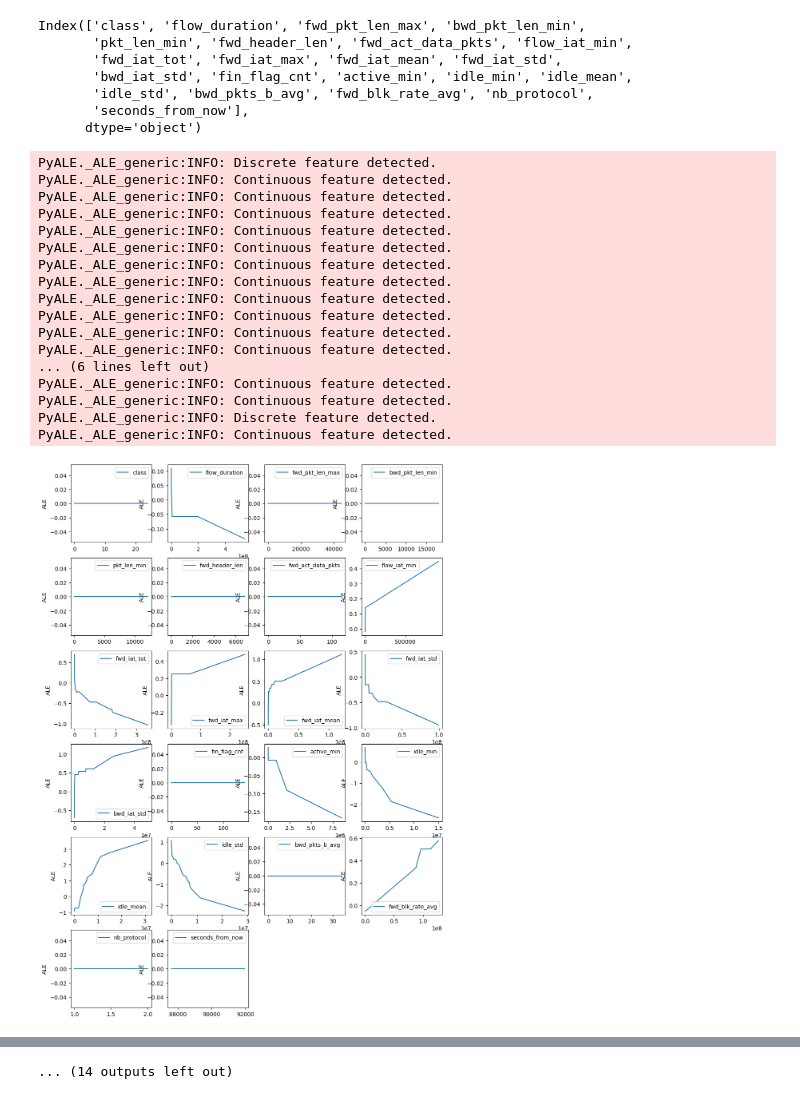
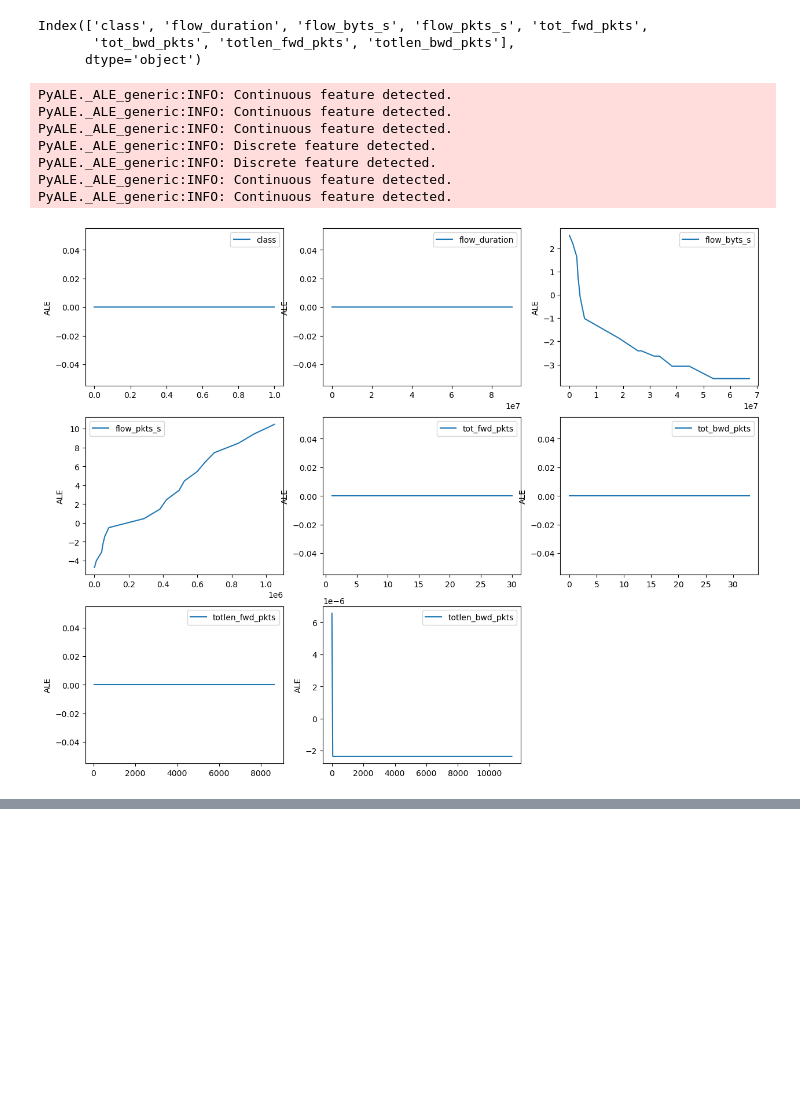
Before and after one commit to RedaMorsli/mlids_impact_analysis, a Jupyter notebook: analysis.ipynb, the cells around one changed output, grey strips where cells are left out. Saved outputs shown, nothing was run; the diff lists cells and outputs as text; code cells hidden in the pictures; blank space fills up the shorter version.

```diff
--- a/analysis.ipynb
+++ b/analysis.ipynb
@@ -23,0 +16,4 @@ Name: class, Length: 624, dtype: float64
+# %%
+df = df.get(["cpu_total", "class", "flow_duration", "flow_byts_s", "flow_pkts_s", "tot_fwd_pkts", "tot_bwd_pkts", "totlen_fwd_pkts", "totlen_bwd_pkts"])
+print(df.shape)
+df.head()
@@ -96,6 +89,7 @@ def discretize_by_median(data, column, median_value, margin=0.0):
                                                     labels=[0, 1])
     return filtered_data
 
-print(np.median(df['classifier']))
-df= discretize_by_median(df, 'classifier', np.median(df['classifier']) )
+print(np.median(df['cpu_total']))
+df= discretize_by_median(df, 'cpu_total', np.median(df['cpu_total']) )
+df[df['cpu_total_discretized']==0]
 # %% [output]
@@ -108,5 +115,6 @@ See the caveats in the documentation: https://pandas.pydata.org/pandas-docs/stab
 # %%
-X= df.drop(['flow_iat_mean', 'flow_iat_std', 'flow_iat_mean', 'fwd_pkts_b_avg', 'fwd_byts_b_avg', 'subflow_bwd_pkts', 'tot_bwd_pkts', 'fwd_pkts_s', 'bwd_byts_b_avg', 'bwd_blk_rate_avg', 'bwd_pkts_s', 'subflow_bwd_pkts', 'totlen_bwd_pkts', 'bwd_header_len', 'flow_pkts_s', 'fwd_pkt_len_mean', 'fwd_seg_size_avg', 'fwd_pkt_len_std', 'pkt_len_max', 'pkt_len_mean', 'pkt_size_avg', 'pkt_len_std', 'pkt_len_var', 'flow_byts_s', 'totlen_bwd_pkts', 'flow_iat_max', 'idle_max', 'fwd_pkt_len_min', 'nb_flows', 'active_mean', 'active_max', 'active_std', 'subflow_bwd_pkts', 'totlen_bwd_pkts', 'bwd_pkt_len_std', 'bwd_seg_size_avg', 'bwd_pkt_len_mean', 'bwd_pkt_len_max', 'fwd_seg_size_min', 'down_up_ratio', 'bwd_iat_tot', 'init_bwd_win_byts', 'bwd_iat_mean', 'bwd_iat_max', 'fwd_iat_min', 'nb_ports', 'init_fwd_win_byts', 'bwd_iat_min', 'tot_fwd_pkts', 'subflow_bwd_byts', 'totlen_fwd_pkts', 'subflow_fwd_pkts', 'subflow_fwd_byts', 'classifier', 'classifier_discretized'], axis=1)
-Y= df['classifier_discretized']
+# X= df.drop(['flow_iat_mean', 'flow_iat_std', 'flow_iat_mean', 'fwd_pkts_b_avg', 'fwd_byts_b_avg', 'subflow_bwd_pkts', 'tot_bwd_pkts', 'fwd_pkts_s', 'bwd_byts_b_avg', 'bwd_blk_rate_avg', 'bwd_pkts_s', 'subflow_bwd_pkts', 'totlen_bwd_pkts', 'bwd_header_len', 'flow_pkts_s', 'fwd_pkt_len_mean', 'fwd_seg_size_avg', 'fwd_pkt_len_std', 'pkt_len_max', 'pkt_len_mean', 'pkt_size_avg', 'pkt_len_std', 'pkt_len_var', 'flow_byts_s', 'totlen_bwd_pkts', 'flow_iat_max', 'idle_max', 'fwd_pkt_len_min', 'nb_flows', 'active_mean', 'active_max', 'active_std', 'subflow_bwd_pkts', 'totlen_bwd_pkts', 'bwd_pkt_len_std', 'bwd_seg_size_avg', 'bwd_pkt_len_mean', 'bwd_pkt_len_max', 'fwd_seg_size_min', 'down_up_ratio', 'bwd_iat_tot', 'init_bwd_win_byts', 'bwd_iat_mean', 'bwd_iat_max', 'fwd_iat_min', 'nb_ports', 'init_fwd_win_byts', 'bwd_iat_min', 'tot_fwd_pkts', 'subflow_bwd_byts', 'totlen_fwd_pkts', 'subflow_fwd_pkts', 'subflow_fwd_byts', 'classifier', 'classifier_discretized'], axis=1)
+X= df.drop(['cpu_total_discretized','cpu_total'], axis=1)
+Y= df['cpu_total_discretized']
 print(Y.unique)
 # %% [output]
@@ -125,37 +133,43 @@ Name: classifier_discretized, Length: 620, dtype: category
 Categories (2, int64): [0 < 1]>
 # %%
-
+import numpy as np
 from sklearn.linear_model import LogisticRegression
 import matplotlib.pyplot as plt
 from PyALE import ale
+import math
+
 model = LogisticRegression(random_state=42)
-Y= np.nan_to_num(Y, nan=0)
-model=model.fit(X, Y)
+Y = np.nan_to_num(Y, nan=0)
+model = model.fit(X, Y)
 feature_list = X.columns
 print(feature_list)
+
 # Define the number of rows and columns for your subplot grid
-num_rows = len(feature_list)+2 //3 # Adjust as needed
-
-num_cols = 4
+num_cols = 3
+num_rows = math.ceil(len(feature_list) / num_cols)
 
 # Create a subplot grid
-fig, axes = plt.subplots(num_rows, num_cols, figsize=(12, 3*num_rows))
-
-# Flatten the 2D array of subplots into a 1D array
-axes = axes.flatten()
+fig, axes = plt.subplots(num_rows, num_cols, figsize=(15, 4*num_rows))
 
 # Loop over each feature and plot its impact
 for i, feature in enumerate(feature_list):
+    row = i // num_cols
+    col = i % num_cols
+
     percentile_95 = np.percentile(X[feature], 99)
     filtered_X = X[X[feature] <= percentile_95].copy()
     ale_eff = ale(X=filtered_X, model=model, feature=[feature], grid_size=50, include_CI=False)
+
     # Plot the ALE plot for the current feature
-    axes[i].plot(ale_eff['eff'],  label=feature)
-    axes[i].set_ylabel("ALE")
-    axes[i].legend()
+    axes[row, col].plot(ale_eff['eff'], label=feature)
+    axes[row, col].set_ylabel("ALE")
+    axes[row, col].legend()
 
+# Hide any empty subplots
 for j in range(len(feature_list), num_rows * num_cols):
-    fig.delaxes(axes[j])
+    row = j // num_cols
+    col = j % num_cols
+    fig.delaxes(axes[row, col])
 
 plt.subplots_adjust(left=0.1, right=0.9, top=0.9, bottom=0.1)
 
@@ -172,25 +180,11 @@ Please also refer to the documentation for alternative solver options:
-Index(['class', 'flow_duration', 'fwd_pkt_len_max', 'bwd_pkt_len_min',
-       'pkt_len_min', 'fwd_header_len', 'fwd_act_data_pkts', 'flow_iat_min',
-       'fwd_iat_tot', 'fwd_iat_max', 'fwd_iat_mean', 'fwd_iat_std',
-       'bwd_iat_std', 'fin_flag_cnt', 'active_min', 'idle_min', 'idle_mean',
-       'idle_std', 'bwd_pkts_b_avg', 'fwd_blk_rate_avg', 'nb_protocol',
-       'seconds_from_now'],
+Index(['class', 'flow_duration', 'flow_byts_s', 'flow_pkts_s', 'tot_fwd_pkts',
+       'tot_bwd_pkts', 'totlen_fwd_pkts', 'totlen_bwd_pkts'],
       dtype='object')
+PyALE._ALE_generic:INFO: Continuous feature detected.
+PyALE._ALE_generic:INFO: Continuous feature detected.
+PyALE._ALE_generic:INFO: Continuous feature detected.
+PyALE._ALE_generic:INFO: Discrete feature detected.
 PyALE._ALE_generic:INFO: Discrete feature detected.
 PyALE._ALE_generic:INFO: Continuous feature detected.
 PyALE._ALE_generic:INFO: Continuous feature detected.
-PyALE._ALE_generic:INFO: Continuous feature detected.
-PyALE._ALE_generic:INFO: Continuous feature detected.
-PyALE._ALE_generic:INFO: Continuous feature detected.
-PyALE._ALE_generic:INFO: Continuous feature detected.
-PyALE._ALE_generic:INFO: Continuous feature detected.
-PyALE._ALE_generic:INFO: Continuous feature detected.
-PyALE._ALE_generic:INFO: Continuous feature detected.
-PyALE._ALE_generic:INFO: Continuous feature detected.
-PyALE._ALE_generic:INFO: Continuous feature detected.
-... (6 lines left out)
-PyALE._ALE_generic:INFO: Continuous feature detected.
-PyALE._ALE_generic:INFO: Continuous feature detected.
-PyALE._ALE_generic:INFO: Discrete feature detected.
-PyALE._ALE_generic:INFO: Continuous feature detected.
-[figure, old version]
+[figure, new version]
@@ -205 +198,0 @@ PyALE._ALE_generic:INFO: Continuous feature detected.
-... (14 outputs left out)
```
Also changed, not shown: parts of 14 cells of this notebook.
